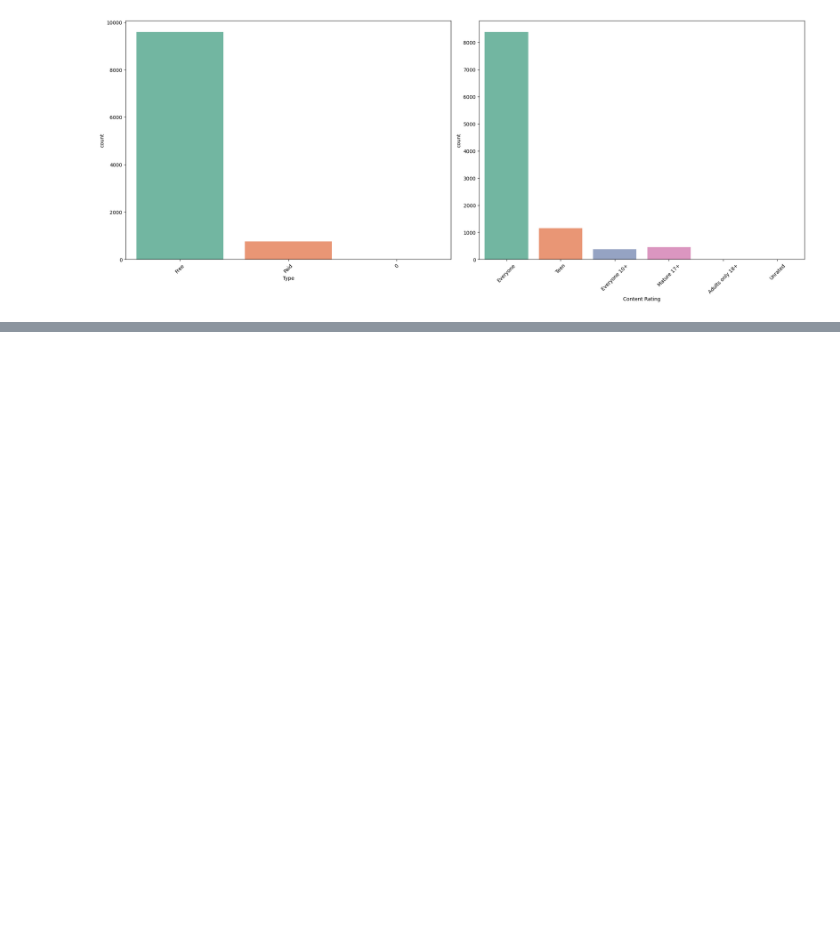
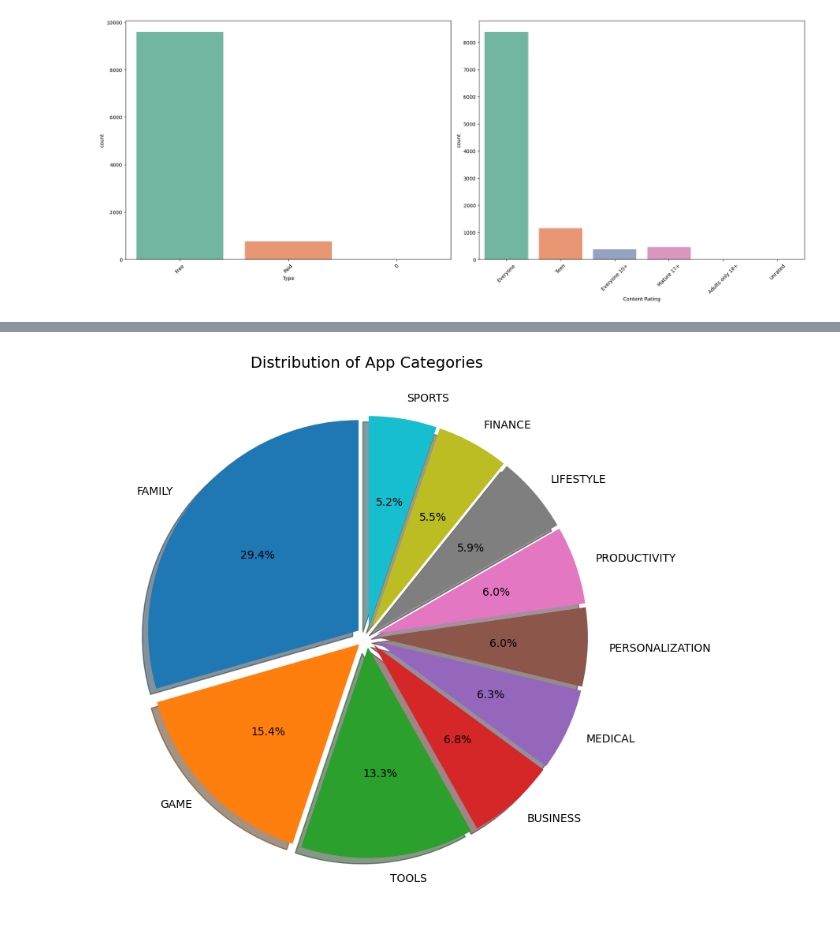
Before and after one commit to fp05107/PW_Skills_Assignments, a Jupyter notebook: Milestone_3_MachineLearning/week_2/practice/EDAGooglePlay.ipynb, the cells around one changed output, grey strips where cells are left out. Cells and saved outputs as stored; diff of their text form; code cells hidden in the pictures; blank space fills up the shorter version.

```diff
--- a/Milestone_3_MachineLearning/week_2/practice/EDAGooglePlay.ipynb
+++ b/Milestone_3_MachineLearning/week_2/practice/EDAGooglePlay.ipynb
@@ -837,0 +858,21 @@ for i in range(0, len(category)):
+# %%
+# Count categories
+category_counts = df_copy['Category'].value_counts()[:10]
+
+# Plot pie chart
+plt.figure(figsize=(8, 8))  # Adjust the figure size
+category_counts.plot.pie(
+    autopct='%1.1f%%',       # Show percentage labels
+    startangle=90,           # Rotate chart for better orientation
+    shadow=True,             # Add a shadow effect
+    explode=[0.05]*len(category_counts),  # Slightly separate all slices
+    legend=False             # You can also use plt.legend() separately
+)
+
+# Title and display
+plt.title('Distribution of App Categories', fontsize=14)
+plt.ylabel('')  # Hide y-axis label (optional)
+plt.tight_layout()
+plt.show()
+# %% [output]
+[figure, added]
```
Also changed, not shown: parts of 2 cells of this notebook.
